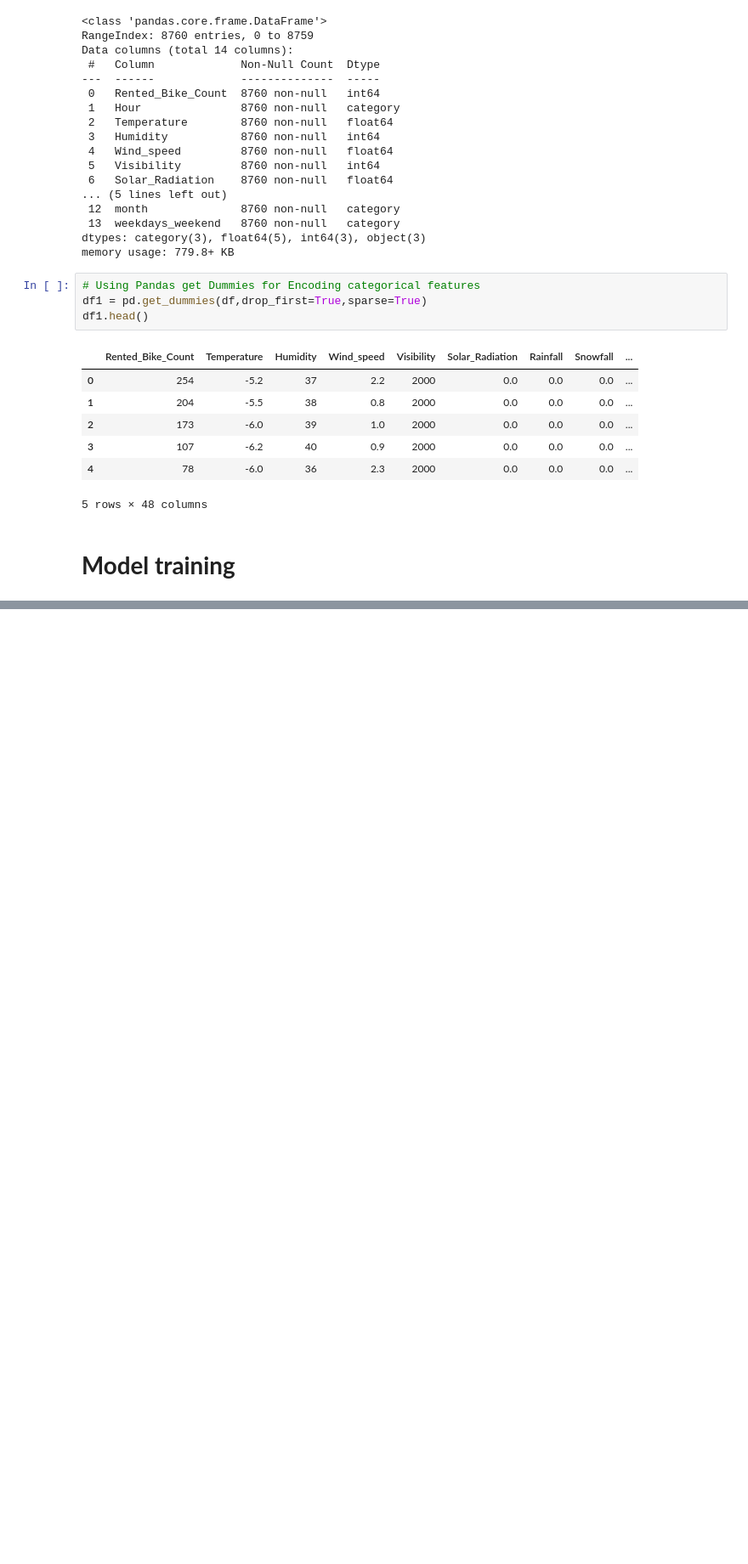
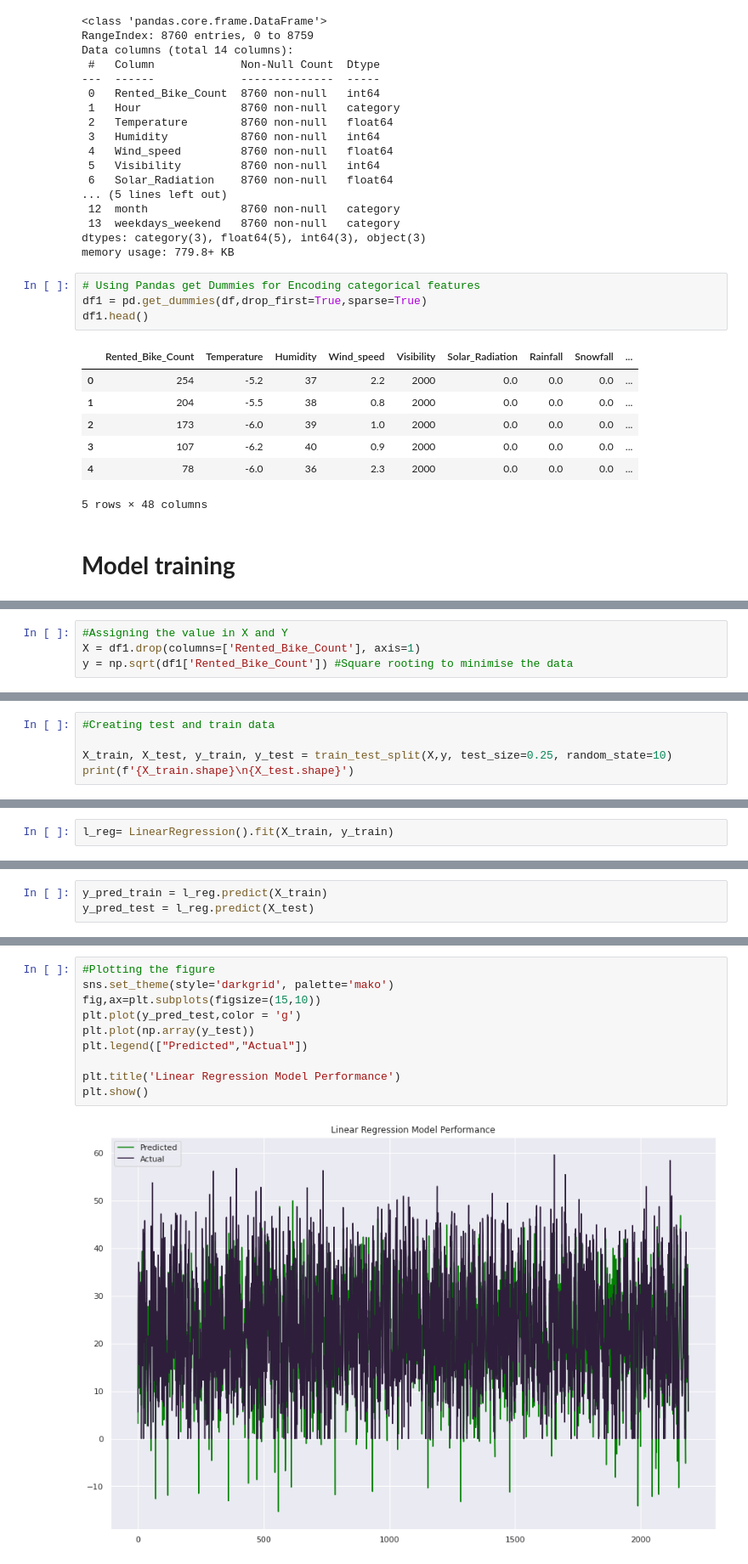
Before and after one commit to anildatascientist/Seoul-Bike-Sharing-Demand-Prediction, a Jupyter notebook: Bike_Sharing_Demand_Prediction_1_Capstone_Project.ipynb, the cells around one changed output, grey strips where cells are left out. Shown at 85% size. Saved outputs shown, nothing was run; the diff lists cells and outputs as text; blank space fills up the shorter version.

```diff
--- a/Bike_Sharing_Demand_Prediction_1_Capstone_Project.ipynb
+++ b/Bike_Sharing_Demand_Prediction_1_Capstone_Project.ipynb
@@ -534,0 +537,4 @@ df1.head()
+# %%
+#Assigning the value in X and Y
+X = df1.drop(columns=['Rented_Bike_Count'], axis=1)
+y = np.sqrt(df1['Rented_Bike_Count']) #Square rooting to minimise the data
@@ -534,0 +551,5 @@ df1.head()
+# %%
+#Creating test and train data
+
+X_train, X_test, y_train, y_test = train_test_split(X,y, test_size=0.25, random_state=10)
+print(f'{X_train.shape}\n{X_test.shape}')
@@ -534,0 +561,2 @@ df1.head()
+# %%
+l_reg= LinearRegression().fit(X_train, y_train)
@@ -534,0 +589,3 @@ df1.head()
+# %%
+y_pred_train = l_reg.predict(X_train)
+y_pred_test = l_reg.predict(X_test)
@@ -534,0 +667,12 @@ df1.head()
+# %%
+#Plotting the figure
+sns.set_theme(style='darkgrid', palette='mako')
+fig,ax=plt.subplots(figsize=(15,10))
+plt.plot(y_pred_test,color = 'g')
+plt.plot(np.array(y_test))
+plt.legend(["Predicted","Actual"])
+
+plt.title('Linear Regression Model Performance')
+plt.show()
+# %% [output]
+[figure, added]
```
Also changed, not shown: parts of 57 cells of this notebook.
